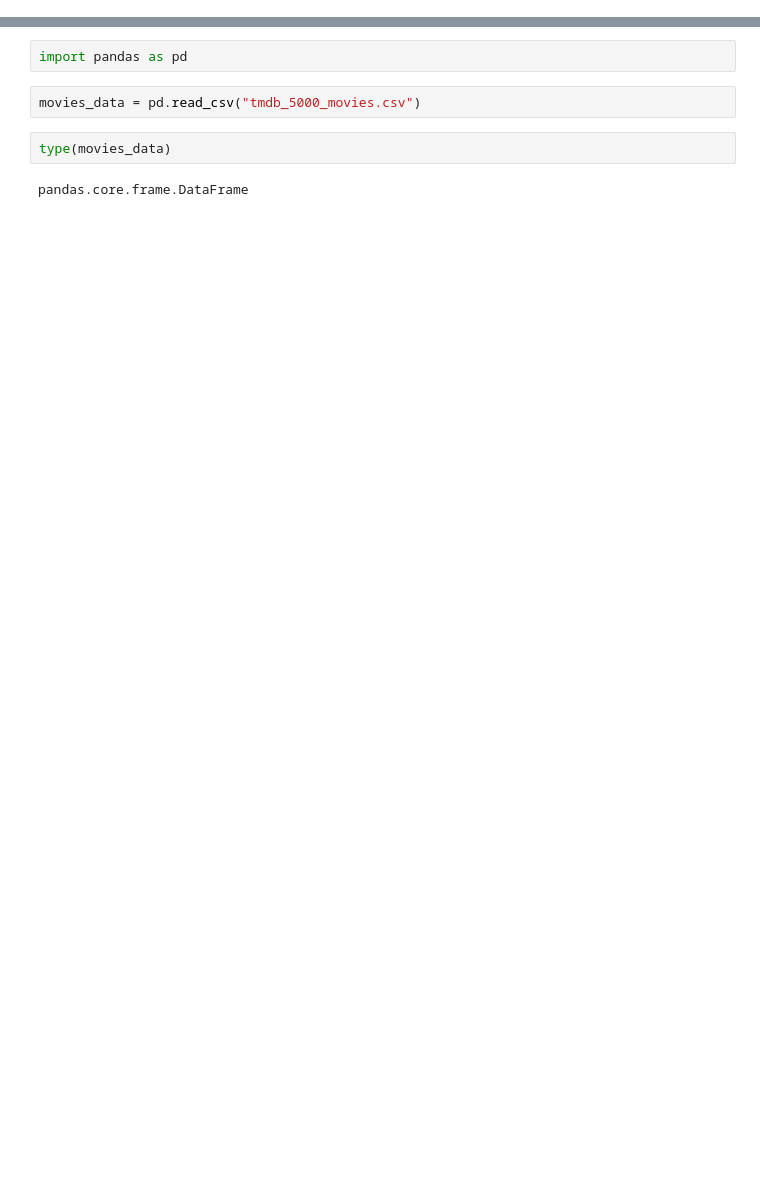
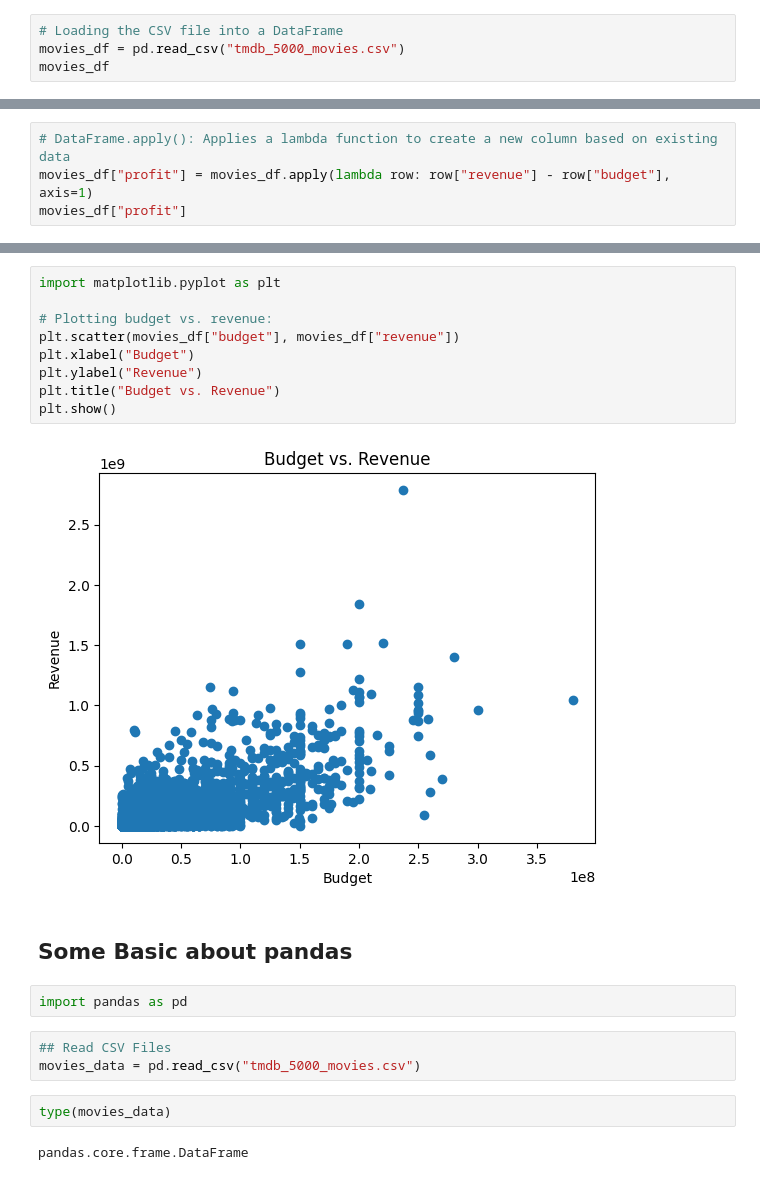
Before and after one commit to engrzahidriaz/Data_Analysis_and_Visualization, a Jupyter notebook: Pandas.ipynb, the cells around one changed output, grey strips where cells are left out. Saved outputs shown, nothing was run; the diff lists cells and outputs as text; blank space fills up the shorter version.

```diff
--- a/Pandas.ipynb
+++ b/Pandas.ipynb
@@ -5,0 +25,4 @@ Harshit youtube Channel
+# %%
+# Loading the CSV file into a DataFrame
+movies_df = pd.read_csv("tmdb_5000_movies.csv")
+movies_df
@@ -5,0 +334,4 @@ Harshit youtube Channel
+# %%
+# DataFrame.apply(): Applies a lambda function to create a new column based on existing data
+movies_df["profit"] = movies_df.apply(lambda row: row["revenue"] - row["budget"], axis=1)
+movies_df["profit"]
@@ -6,6 +419,20 @@ Harshit youtube Channel
+# %%
+import matplotlib.pyplot as plt
+
+# Plotting budget vs. revenue:
+plt.scatter(movies_df["budget"], movies_df["revenue"])
+plt.xlabel("Budget")
+plt.ylabel("Revenue")
+plt.title("Budget vs. Revenue")
+plt.show()
+# %% [output]
+[figure, added]
+# %% [markdown]
+## Some Basic about pandas
 # %%
 import pandas as pd
 # %%
+## Read CSV Files
 movies_data = pd.read_csv("tmdb_5000_movies.csv")
 # %%
 type(movies_data)
```
Also changed, not shown: parts of 129 cells of this notebook, 2 other files.
